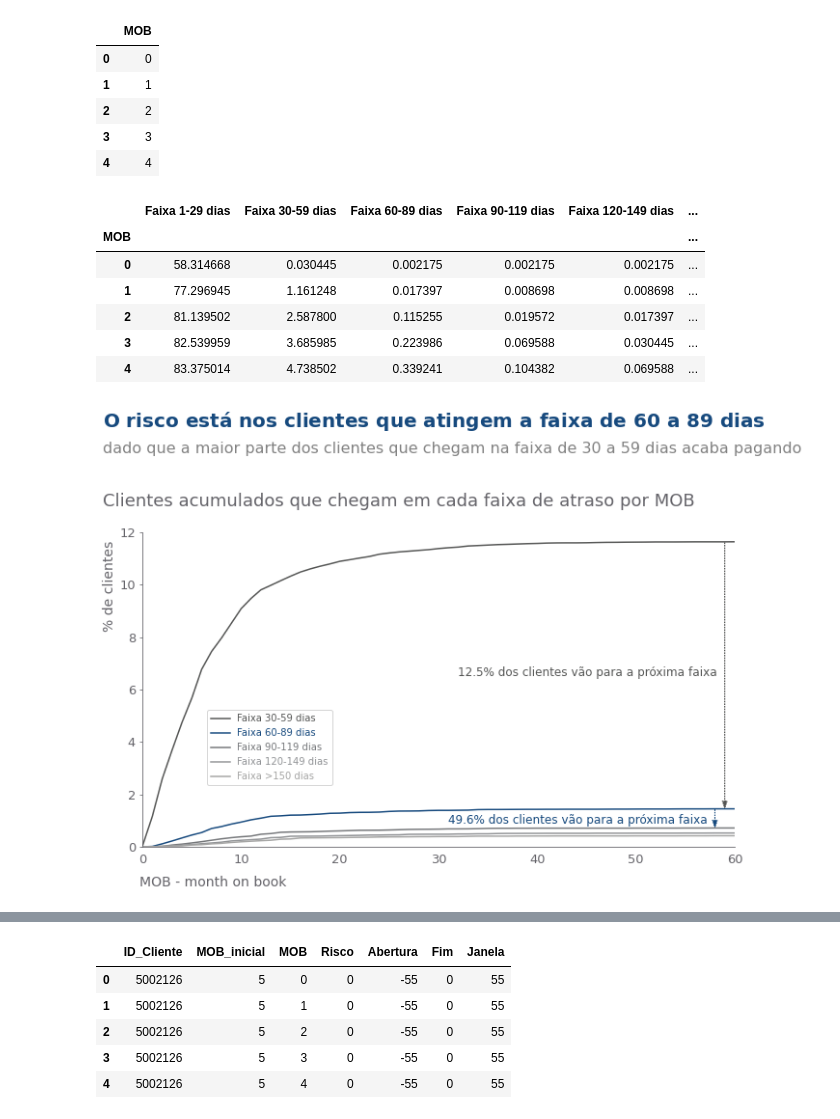
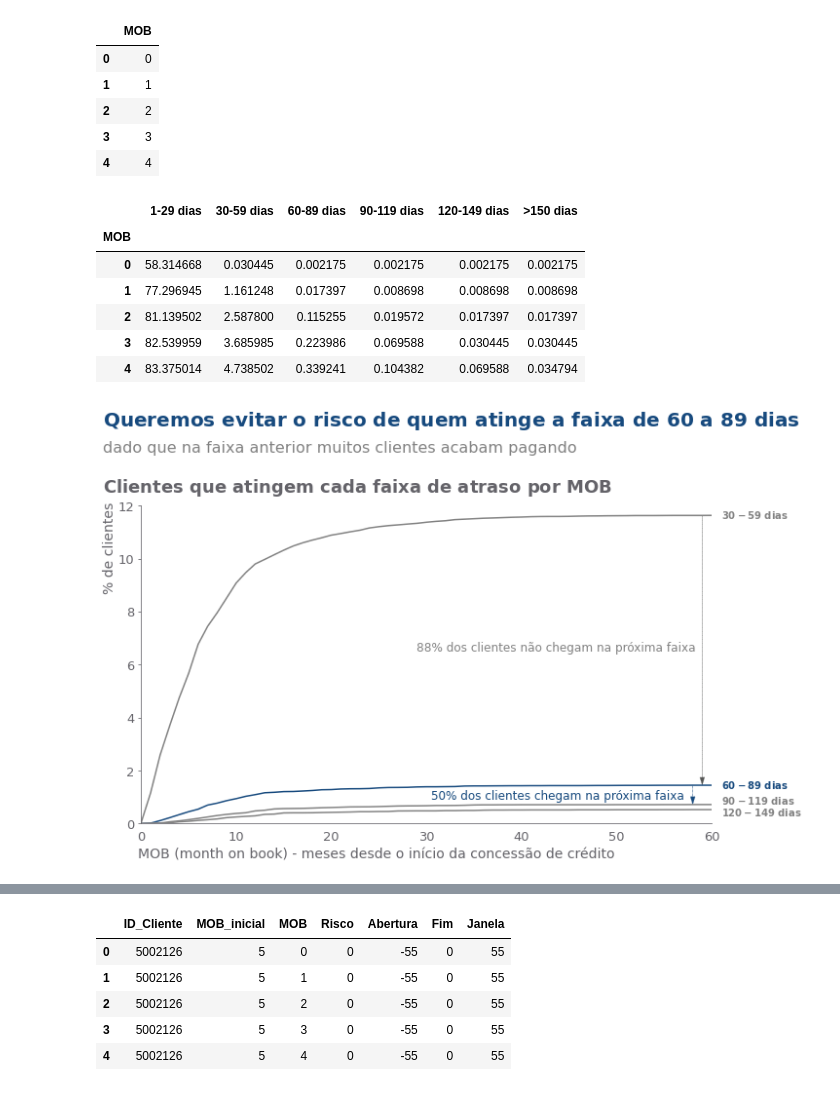
Before and after one commit to ViniciusCastillo/Aprendendo, a Jupyter notebook: Analise_Base_Aprovados.ipynb, the cells around one changed output, grey strips where cells are left out. Saved outputs shown, nothing was run; the diff lists cells and outputs as text; code cells hidden in the pictures.

```diff
--- a/Analise_Base_Aprovados.ipynb
+++ b/Analise_Base_Aprovados.ipynb
@@ -139,7 +125,7 @@ for i in range(2,len(cod_faixas)):
   r = MOBs_risco_i[['MOB','Risco']].groupby(['MOB']).sum()
   r.columns=['Qtd_Risco']
   taxa_por_faixa = taxa_por_faixa.join(r)
-  coluna = 'Faixa ' + cod_faixas[i]
+  coluna = cod_faixas[i]
   taxa_por_faixa[coluna] = taxa_por_faixa['Qtd_Risco']/taxa_por_faixa['Qtd_Clientes']
   taxa_por_faixa[coluna].fillna(0, inplace=True)
   taxa_por_faixa.drop('Qtd_Risco', axis=1, inplace=True)
@@ -148,10 +134,10 @@ taxa_por_faixa.drop(['Qtd_Clientes'], axis=1, inplace=True)
 taxa_por_faixa = taxa_por_faixa*100
 taxa_por_faixa.head()
 # %% [output]
-|  | Faixa 1-29 dias | Faixa 30-59 dias | Faixa 60-89 dias | Faixa 90-119 dias | Faixa 120-149 dias | ... |
-| MOB |  |  |  |  |  | ... |
-| 0 | 58.314668 | 0.030445 | 0.002175 | 0.002175 | 0.002175 | ... |
-| 1 | 77.296945 | 1.161248 | 0.017397 | 0.008698 | 0.008698 | ... |
-| 2 | 81.139502 | 2.587800 | 0.115255 | 0.019572 | 0.017397 | ... |
-| 3 | 82.539959 | 3.685985 | 0.223986 | 0.069588 | 0.030445 | ... |
-| 4 | 83.375014 | 4.738502 | 0.339241 | 0.104382 | 0.069588 | ... |
+|  | 1-29 dias | 30-59 dias | 60-89 dias | 90-119 dias | 120-149 dias | >150 dias |
+| MOB |  |  |  |  |  |  |
+| 0 | 58.314668 | 0.030445 | 0.002175 | 0.002175 | 0.002175 | 0.002175 |
+| 1 | 77.296945 | 1.161248 | 0.017397 | 0.008698 | 0.008698 | 0.008698 |
+| 2 | 81.139502 | 2.587800 | 0.115255 | 0.019572 | 0.017397 | 0.017397 |
+| 3 | 82.539959 | 3.685985 | 0.223986 | 0.069588 | 0.030445 | 0.030445 |
+| 4 | 83.375014 | 4.738502 | 0.339241 | 0.104382 | 0.069588 | 0.034794 |
@@ -158,47 +186,32 @@ taxa_por_faixa.head()
 # %%
 # define colors
 grey1, grey2, grey3 = '#231F20', '#414040', '#555655'
 grey4, grey5, grey6 = '#646369', '#76787B', '#828282'
 grey7, grey8, grey9 = '#929497', '#A6A6A5', '#BFBEBE'
 blue1, blue2, blue3, blue4 = '#174A7E', '#4A81BF', '#94B2D7', '#94AFC5'
 red1, red2 = '#C3514E', '#E6BAB7'
 green1, green2 = '#0C8040', '#9ABB59'
 orange1 = '#F79747'
 
-relacao = taxa_por_faixa.loc[60,'Faixa 60-89 dias']/taxa_por_faixa.loc[60,'Faixa 30-59 dias']
-relacao2 = taxa_por_faixa.loc[60,'Faixa 90-119 dias']/taxa_por_faixa.loc[60,'Faixa 60-89 dias']
+xfim = taxa_por_faixa.shape[0]-1
+yfim = int(round(taxa_por_faixa.loc[xfim,'30-59 dias'],0))
 
-cores = [grey3,blue1,grey5,grey7,grey8]
+relacao1 = taxa_por_faixa.loc[xfim,'60-89 dias']/taxa_por_faixa.loc[xfim,'30-59 dias']
+relacao2 = taxa_por_faixa.loc[xfim,'90-119 dias']/taxa_por_faixa.loc[xfim,'60-89 dias']
 
-ax = taxa_por_faixa.drop('Faixa 1-29 dias', axis=1).plot(figsize=(11, 6), color=cores)
-ax.spines['bottom'].set_color(grey4)
-ax.spines['left'].set_color(grey4)
-ax.spines['right'].set_visible(False)
-ax.spines['top'].set_visible(False)
-ax.tick_params(bottom=False, color=grey4)
-ax.set_xlim([0, 60])
-ax.set_ylim([0, 12])
-for i in ax.get_yticklabels() + ax.get_xticklabels():
-    i.set_fontsize(13)
-    i.set_color(grey4)
-ax.text(-4, 16, '$\\bf{O\ risco\ está\ nos\ clientes\ que\ atingem\ a\ faixa\ de\ 60\ a\ 89\ dias}$', fontsize=20, color=blue1)
-ax.text(-4, 15, 'dado que a maior parte dos clientes que chegam na faixa de 30 a 59 dias acaba pagando', fontsize=16, color=grey6)
-ax.text(-4, 13, 'Clientes acumulados que chegam em cada faixa de atraso por MOB', fontsize=18, color=grey4)
-ax.text(-4, 8.3, '% de clientes', fontsize=14, rotation='vertical', color=grey4)
-ax.text(-0.3, -1.5, 'MOB - month on book', fontsize=14, color=grey4)
-plt.arrow(x=59, y=taxa_por_faixa.loc[58,'Faixa 30-59 dias'], dx=0,
-          dy=taxa_por_faixa.loc[58,'Faixa 60-89 dias']-taxa_por_faixa.loc[58,'Faixa 30-59 dias'],
-          color=grey3, ls=':', lw=1, head_width=.5, head_length=.3, length_includes_head=True)
-ax.text(32, 6.5, str(round((relacao)*100,1))+'% dos clientes vão para a próxima faixa', fontsize=12, color=grey3)
-plt.arrow(x=58, y=taxa_por_faixa.loc[55,'Faixa 60-89 dias'], dx=0,
-          dy=taxa_por_faixa.loc[55,'Faixa 90-119 dias']-taxa_por_faixa.loc[55,'Faixa 60-89 dias'],
-          color=blue1, ls=':', lw=1, head_width=.5, head_length=.3, length_includes_head=True)
-ax.text(31, 0.9, str(round((relacao2)*100,1))+'% dos clientes vão para a próxima faixa', fontsize=12, color=blue1)
-legenda = plt.legend(bbox_to_anchor=(0.1,0.45))
-i = 0
-for texto in legenda.get_texts():
-  texto.set_color(cores[i])
-  i+=1
-plt.xlabel('');
+cores = [grey6,blue1,grey6,grey6]
+
+ax = taxa_por_faixa.drop(['1-29 dias','>150 dias'], axis=1).plot(figsize=(10.5, 6), color=cores, legend=False)
+formatar_grafico(ax, [0, xfim], [0, yfim])
+ax.text(-4, 15, negrito('Queremos evitar o risco de quem atinge a faixa de 60 a 89 dias'), fontsize=20, color=blue1)
+ax.text(-4, 14, 'dado que na faixa anterior muitos clientes acabam pagando', fontsize=16, color=grey6)
+ax.text(-4, 12.5, negrito('Clientes que atingem cada faixa de atraso por MOB'), fontsize=18, color=grey4)
+ax.text(-4, 8.8, '% de clientes', fontsize=14, rotation='vertical', color=grey4)
+ax.text(-0.3, -1.3, 'MOB (month on book) - meses desde o início da concessão de crédito', fontsize=14, color=grey4)
+plota_seta(59, taxa_por_faixa.loc[59,'30-59 dias'], taxa_por_faixa.loc[59,'60-89 dias'], grey3)
+ax.text(29, 6.5, f'{1-relacao1:.0%} dos clientes não chegam na próxima faixa', fontsize=12, color=cores[0])
+plota_seta(58, taxa_por_faixa.loc[58,'60-89 dias'], taxa_por_faixa.loc[58,'90-119 dias'], blue1)
+ax.text(30.5, 0.9, f'{relacao2:.0%} dos clientes chegam na próxima faixa', fontsize=12, color=blue1)
+legenda_linhas(taxa_por_faixa.drop(['1-29 dias','>150 dias'], axis=1).loc[60], cores, 61, ajuste_ind=[-.13,-.13,0,-.25])
 # %% [output]
-[figure, old version]
+[figure, new version]
```
Also changed, not shown: parts of 3 cells of this notebook.
